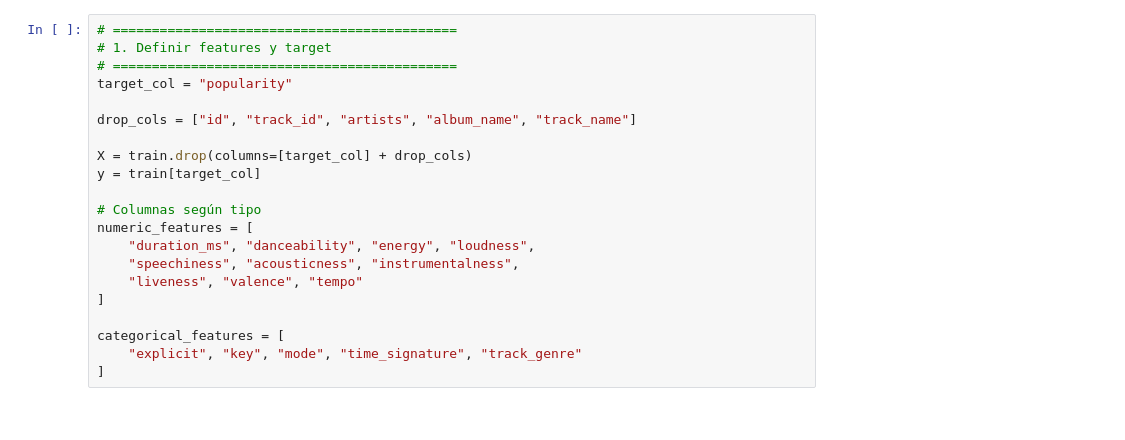
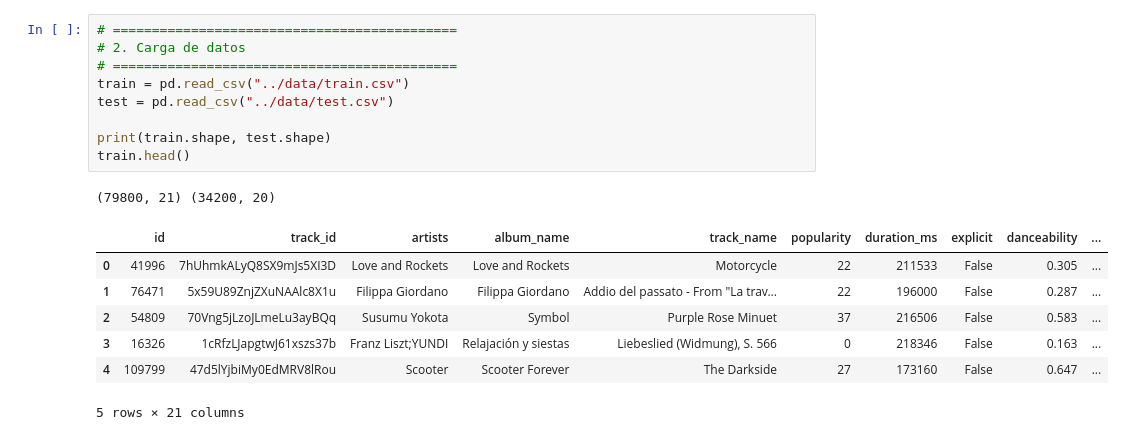
Before and after one commit to damyyyrr/obligatorioML-spotify, a Jupyter notebook: notebooks/preprocesamiento + modelos de regresión.ipynb, the cells around one changed output. Cells and saved outputs as stored; diff of their text form.

```diff
--- a/notebooks/preprocesamiento + modelos de regresión.ipynb
+++ b/notebooks/preprocesamiento + modelos de regresión.ipynb
@@ -23,21 +31,18 @@ RANDOM_STATE = 42
-# %%
-# ============================================
-# 1. Definir features y target
-# ============================================
-target_col = "popularity"
-
-drop_cols = ["id", "track_id", "artists", "album_name", "track_name"]
-
-X = train.drop(columns=[target_col] + drop_cols)
-y = train[target_col]
-
-# Columnas según tipo
-numeric_features = [
-    "duration_ms", "danceability", "energy", "loudness",
-    "speechiness", "acousticness", "instrumentalness",
-    "liveness", "valence", "tempo"
-]
-
-categorical_features = [
-    "explicit", "key", "mode", "time_signature", "track_genre"
-]
+# %%
+# ============================================
+# 2. Carga de datos
+# ============================================
+train = pd.read_csv("../data/train.csv")
+test = pd.read_csv("../data/test.csv")
+
+print(train.shape, test.shape)
+train.head()
+# %% [output]
+(79800, 21) (34200, 20)
+|  | id | track_id | artists | album_name | track_name | popularity | duration_ms | explicit | danceability | ... |
+| 0 | 41996 | 7hUhmkALyQ8SX9mJs5XI3D | Love and Rockets | Love and Rockets | Motorcycle | 22 | 211533 | False | 0.305 | ... |
+| 1 | 76471 | 5x59U89ZnjZXuNAAlc8X1u | Filippa Giordano | Filippa Giordano | Addio del passato - From "La trav... | 22 | 196000 | False | 0.287 | ... |
+| 2 | 54809 | 70Vng5jLzoJLmeLu3ayBQq | Susumu Yokota | Symbol | Purple Rose Minuet | 37 | 216506 | False | 0.583 | ... |
+| 3 | 16326 | 1cRfzLJapgtwJ61xszs37b | Franz Liszt;YUNDI | Relajación y siestas | Liebeslied (Widmung), S. 566 | 0 | 218346 | False | 0.163 | ... |
+| 4 | 109799 | 47d5lYjbiMy0EdMRV8lRou | Scooter | Scooter Forever | The Darkside | 27 | 173160 | False | 0.647 | ... |
+5 rows × 21 columns
```
Also changed, not shown: parts of 24 cells of this notebook, 2 other files.
